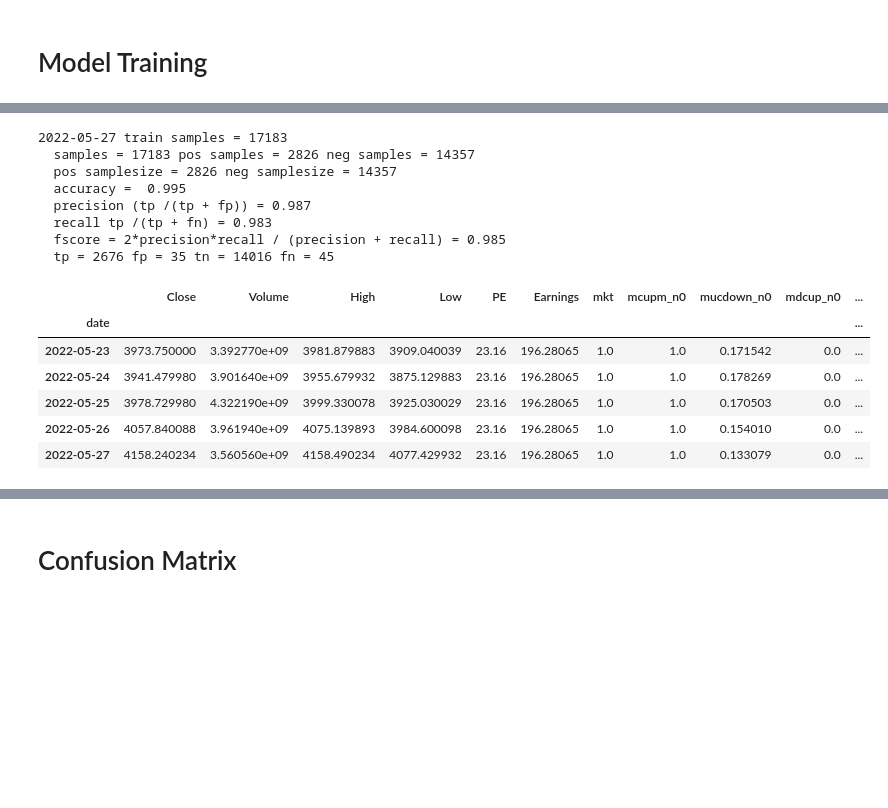
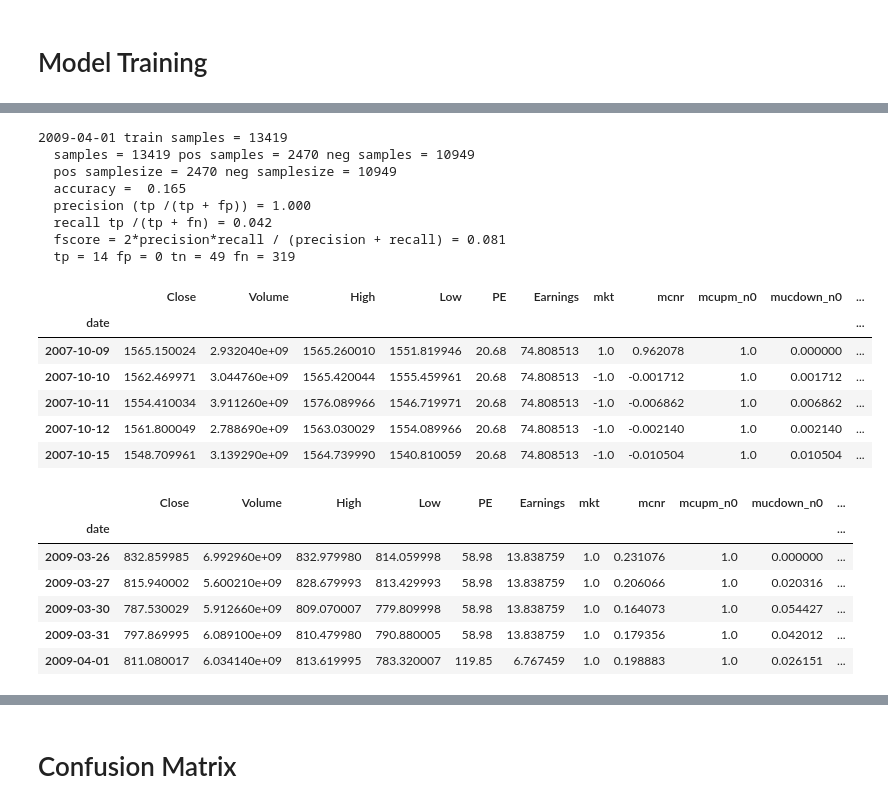
Before and after one commit to Aljgutier/Pyquant, a Jupyter notebook: SP500_MktCycle_ML_2.ipynb, the cells around one changed output, grey strips where cells are left out. Saved outputs shown, nothing was run; the diff lists cells and outputs as text; code cells hidden in the pictures; blank space fills up the shorter version.

```diff
--- a/SP500_MktCycle_ML_2.ipynb
+++ b/SP500_MktCycle_ML_2.ipynb
@@ -29,9 +43,10 @@ filename = './data/df_ml_2022519_195013_to_2022519.csv'
 filename = './data/df_ml_2022520_195013_to_2022520.csv'
 filename ='./data/df_ml_2022526_195013_to_2022526.csv'
 filename = './data/df_ml_2022527_195013_to_2022527.csv'
+filename = './data/df_ml_202265_195013_to_2022527.csv'
+filename = './data/df_ml_202265_195013_to_202263.csv'
 dfMLXY = pd.read_csv(filename,index_col=0,parse_dates=True)
 print(dfMLXY.shape)
-
 
 dfMLXY.drop('T10Y3M',axis=1,inplace=True)  # data starts at 1982-1-1
 
@@ -199,7 +185,7 @@ X Features =  ['FEDFUNDSRATE_n0', 'mcupm_n0', 'mucdown_n0', 'mdcup_n0', 'CPIAUCS
 ### align features
 # %%
 %run fmml
-NshiftFeatures = [(1 , [ 'FEDFUNDSRATE' ,'mcupm','mucdown','mdcup', 'CPIAUCSL', 'cpimom','UMCSENT','umcsent_pchange',
+NshiftFeatures = [(1 , [ 'FEDFUNDSRATE' , 'FFR_prev1_delta', 'FFR_prev2_delta', 'FFR_days_from_prev1','FFR_days_from_prev2' , 'mcupm','mucdown','mdcup', 'CPIAUCSL', 'cpimom','UMCSENT','umcsent_pchange',
                  'UNRATE','unrate_pchange','recession1q','recession2q','PE','PE_mom','gdp_qoq',
                 'Close_nma1','Volume_nma1', 'Week','Dayofweek','Quarter','daysfrom_q_start','Day','Dayofweek',
                  'daysfrom_year_start', 'daysto_q_end', 'daysto_year_end']),
@@ -352,24 +542,17 @@ standardized mucdown min, max  = 0.0,0.3323633240965542
 # %%
+%run fmml
+
+# COVID BEAR
+predict_s = dt.datetime(2020,2,19)
+predict_e = dt.datetime(2020,4,1)
+last_train_date = dt.datetime(2020,2,19)
 
 
+# 2007-2008 Financial Crisis
+predict_s = dt.datetime(2007,10,9)
+predict_e = dt.datetime(2009,4,1)
+last_train_date = dt.datetime(2007,10,9)
 
-%run fmml
-
-# DATES
-#predict_s = dt.datetime(2020,1,3)
-#predict_e = dt.datetime(2022,5,27)
-
-
-#predict_s = dt.datetime(2020,1,3)
-#predict_e = dt.datetime(2020,12,31)
-
-#predict_s = dt.datetime(1957,1,2)  # Dates for comparing to 2020 Resutls (published in Blog)
-#predict_e = dt.datetime(2020,11,4)
-
-predict_s = dt.datetime(1957,1,2)
-predict_e = dt.datetime(2022,5,27)
-
-# CHOOSE MODEL and DATA
 
 model='XGB' #
 print("...")
@@ -380,18 +563,21 @@ dfTrain=dfX_features_scaled
 ### TRAIN
 print('dfTrain.shape =',dfTrain.shape)
 print('dfTrain.columns =',dfTrain.columns)
-dfXYTR,dfTR,clf = fmclftraintest(dfTrain,dfYaligned,'y_1',predict_s,predict_e, model=model,
-                 modeltrain_ndays=nmodeltraindays,v=1)
+dfXYTR,dfTR,clf = fmclftraintest(dfTrain,dfYaligned,'y_1',predict_s,predict_e, model=model, clf_model=clf,
+                 modeltrain_ndays=nmodeltraindays, last_training_date = last_train_date,  v=1)
 
 
 
 dfxyp=dfMLXY[['Close','Volume','High','Low','PE','Earnings','mkt','mcnr']].join(dfXYTR,lsuffix='l',rsuffix='r', how='outer' )
+dfxyp = dfxyp.loc[predict_s:predict_e]
+
 
 # SMOOTH the PREDICTION
 Nsmooth=5
 dfxyp=binarysmooth(dfxyp,'p_1',NW=Nsmooth , y_s='p_s_1')
 dfxyp['p_s']=dfxyp['p_s_1'].shift(1)
 
+display(dfxyp.head(5))
 display(dfxyp.tail(5))
 # %% [output]
 ...
@@ -421,15 +607,22 @@ predict start date = 1957-01-02
-2022-05-27 train samples = 17183
-  samples = 17183 pos samples = 2826 neg samples = 14357
-  pos samplesize = 2826 neg samplesize = 14357
-  accuracy =  0.995
-  precision (tp /(tp + fp)) = 0.987
-  recall tp /(tp + fn) = 0.983
-  fscore = 2*precision*recall / (precision + recall) = 0.985
-  tp = 2676 fp = 35 tn = 14016 fn = 45
+2009-04-01 train samples = 13419
+  samples = 13419 pos samples = 2470 neg samples = 10949
+  pos samplesize = 2470 neg samplesize = 10949
+  accuracy =  0.165
+  precision (tp /(tp + fp)) = 1.000
+  recall tp /(tp + fn) = 0.042
+  fscore = 2*precision*recall / (precision + recall) = 0.081
+  tp = 14 fp = 0 tn = 49 fn = 319
-|  | Close | Volume | High | Low | PE | Earnings | mkt | mcupm_n0 | mucdown_n0 | mdcup_n0 | ... |
+|  | Close | Volume | High | Low | PE | Earnings | mkt | mcnr | mcupm_n0 | mucdown_n0 | ... |
 | date |  |  |  |  |  |  |  |  |  |  | ... |
-| 2022-05-23 | 3973.750000 | 3.392770e+09 | 3981.879883 | 3909.040039 | 23.16 | 196.28065 | 1.0 | 1.0 | 0.171542 | 0.0 | ... |
-| 2022-05-24 | 3941.479980 | 3.901640e+09 | 3955.679932 | 3875.129883 | 23.16 | 196.28065 | 1.0 | 1.0 | 0.178269 | 0.0 | ... |
-| 2022-05-25 | 3978.729980 | 4.322190e+09 | 3999.330078 | 3925.030029 | 23.16 | 196.28065 | 1.0 | 1.0 | 0.170503 | 0.0 | ... |
-| 2022-05-26 | 4057.840088 | 3.961940e+09 | 4075.139893 | 3984.600098 | 23.16 | 196.28065 | 1.0 | 1.0 | 0.154010 | 0.0 | ... |
-| 2022-05-27 | 4158.240234 | 3.560560e+09 | 4158.490234 | 4077.429932 | 23.16 | 196.28065 | 1.0 | 1.0 | 0.133079 | 0.0 | ... |
+| 2007-10-09 | 1565.150024 | 2.932040e+09 | 1565.260010 | 1551.819946 | 20.68 | 74.808513 | 1.0 | 0.962078 | 1.0 | 0.000000 | ... |
+| 2007-10-10 | 1562.469971 | 3.044760e+09 | 1565.420044 | 1555.459961 | 20.68 | 74.808513 | -1.0 | -0.001712 | 1.0 | 0.001712 | ... |
+| 2007-10-11 | 1554.410034 | 3.911260e+09 | 1576.089966 | 1546.719971 | 20.68 | 74.808513 | -1.0 | -0.006862 | 1.0 | 0.006862 | ... |
+| 2007-10-12 | 1561.800049 | 2.788690e+09 | 1563.030029 | 1554.089966 | 20.68 | 74.808513 | -1.0 | -0.002140 | 1.0 | 0.002140 | ... |
+| 2007-10-15 | 1548.709961 | 3.139290e+09 | 1564.739990 | 1540.810059 | 20.68 | 74.808513 | -1.0 | -0.010504 | 1.0 | 0.010504 | ... |
+|  | Close | Volume | High | Low | PE | Earnings | mkt | mcnr | mcupm_n0 | mucdown_n0 | ... |
+| date |  |  |  |  |  |  |  |  |  |  | ... |
+| 2009-03-26 | 832.859985 | 6.992960e+09 | 832.979980 | 814.059998 | 58.98 | 13.838759 | 1.0 | 0.231076 | 1.0 | 0.000000 | ... |
+| 2009-03-27 | 815.940002 | 5.600210e+09 | 828.679993 | 813.429993 | 58.98 | 13.838759 | 1.0 | 0.206066 | 1.0 | 0.020316 | ... |
+| 2009-03-30 | 787.530029 | 5.912660e+09 | 809.070007 | 779.809998 | 58.98 | 13.838759 | 1.0 | 0.164073 | 1.0 | 0.054427 | ... |
+| 2009-03-31 | 797.869995 | 6.089100e+09 | 810.479980 | 790.880005 | 58.98 | 13.838759 | 1.0 | 0.179356 | 1.0 | 0.042012 | ... |
+| 2009-04-01 | 811.080017 | 6.034140e+09 | 813.619995 | 783.320007 | 119.85 | 6.767459 | 1.0 | 0.198883 | 1.0 | 0.026151 | ... |
```
Also changed, not shown: parts of 77 cells of this notebook, 3 other files.
